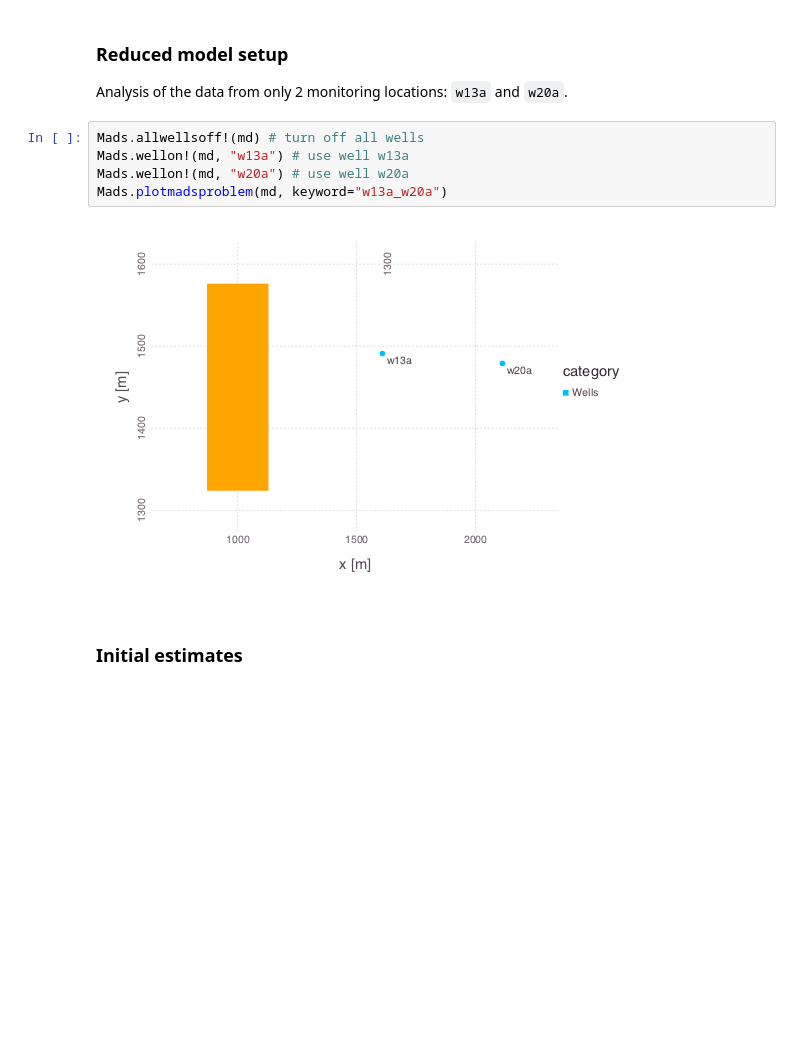
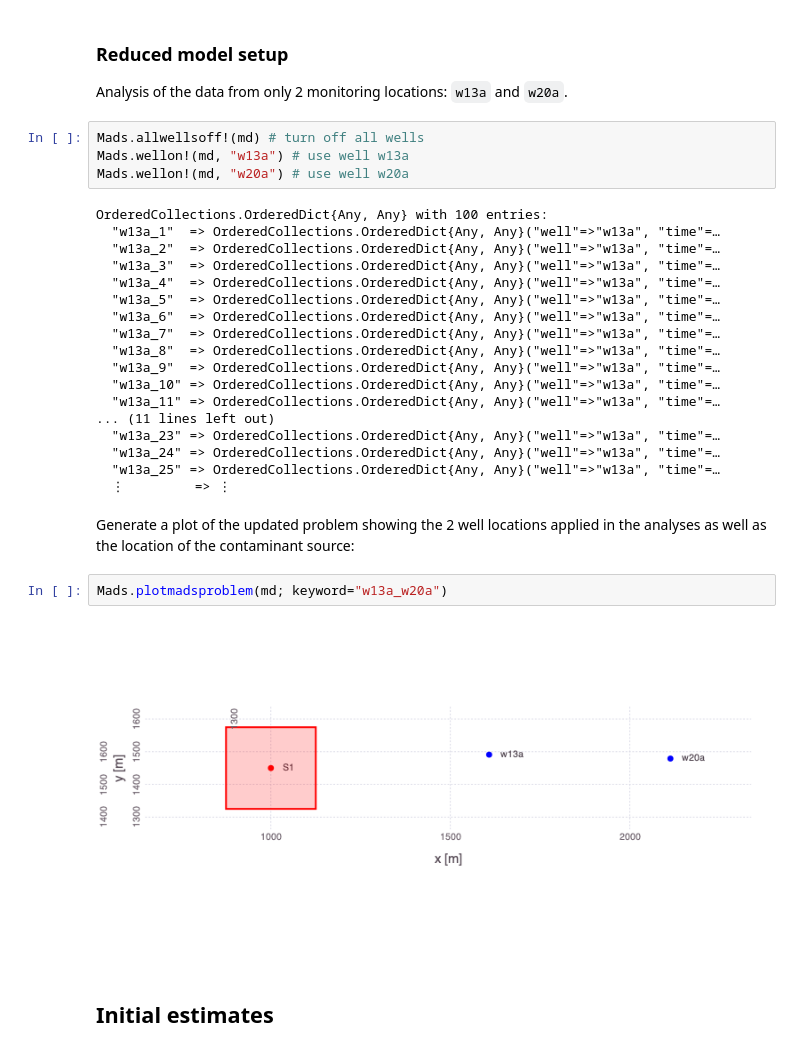
Before and after one commit to madsjulia/Mads.jl, a Jupyter notebook: notebooks/contamination.ipynb, the cells around one changed output. Drawn from its saved outputs; the diff is of its cells as text; blank space fills up the shorter version.

```diff
--- a/notebooks/contamination.ipynb
+++ b/notebooks/contamination.ipynb
@@ -53,8 +77,29 @@ Analysis of the data from only 2 monitoring locations: `w13a` and `w20a`.
 Mads.allwellsoff!(md) # turn off all wells
 Mads.wellon!(md, "w13a") # use well w13a
 Mads.wellon!(md, "w20a") # use well w20a
-Mads.plotmadsproblem(md, keyword="w13a_w20a")
 # %% [output]
-[figure, removed]
+OrderedCollections.OrderedDict{Any, Any} with 100 entries:
+  "w13a_1"  => OrderedCollections.OrderedDict{Any, Any}("well"=>"w13a", "time"=…
+  "w13a_2"  => OrderedCollections.OrderedDict{Any, Any}("well"=>"w13a", "time"=…
+  "w13a_3"  => OrderedCollections.OrderedDict{Any, Any}("well"=>"w13a", "time"=…
+  "w13a_4"  => OrderedCollections.OrderedDict{Any, Any}("well"=>"w13a", "time"=…
+  "w13a_5"  => OrderedCollections.OrderedDict{Any, Any}("well"=>"w13a", "time"=…
+  "w13a_6"  => OrderedCollections.OrderedDict{Any, Any}("well"=>"w13a", "time"=…
+  "w13a_7"  => OrderedCollections.OrderedDict{Any, Any}("well"=>"w13a", "time"=…
+  "w13a_8"  => OrderedCollections.OrderedDict{Any, Any}("well"=>"w13a", "time"=…
+  "w13a_9"  => OrderedCollections.OrderedDict{Any, Any}("well"=>"w13a", "time"=…
+  "w13a_10" => OrderedCollections.OrderedDict{Any, Any}("well"=>"w13a", "time"=…
+  "w13a_11" => OrderedCollections.OrderedDict{Any, Any}("well"=>"w13a", "time"=…
+... (11 lines left out)
+  "w13a_23" => OrderedCollections.OrderedDict{Any, Any}("well"=>"w13a", "time"=…
+  "w13a_24" => OrderedCollections.OrderedDict{Any, Any}("well"=>"w13a", "time"=…
+  "w13a_25" => OrderedCollections.OrderedDict{Any, Any}("well"=>"w13a", "time"=…
+  ⋮         => ⋮
+# %% [markdown]
+Generate a plot of the updated problem showing the 2 well locations applied in the analyses as well as the location of the contaminant source:
+# %%
+Mads.plotmadsproblem(md; keyword="w13a_w20a")
+# %% [output]
+[figure, added]
 # %% [markdown]
-### Initial estimates
+## Initial estimates
```
Also changed, not shown: parts of 25 cells of this notebook, 14 other files.
